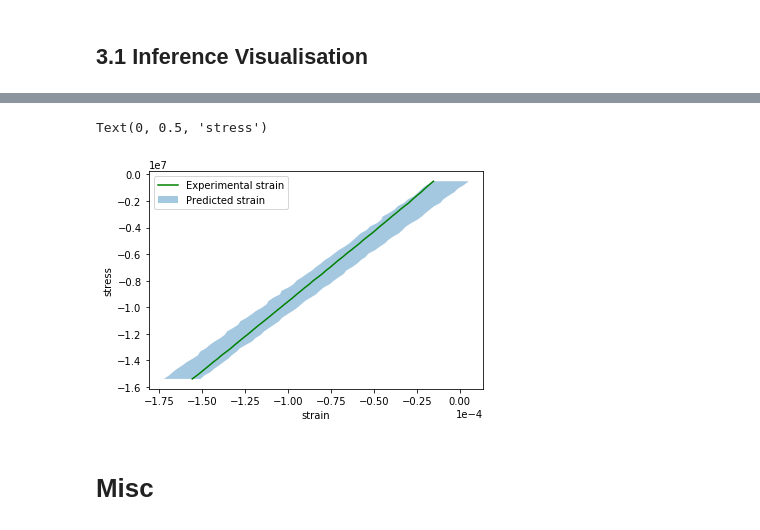
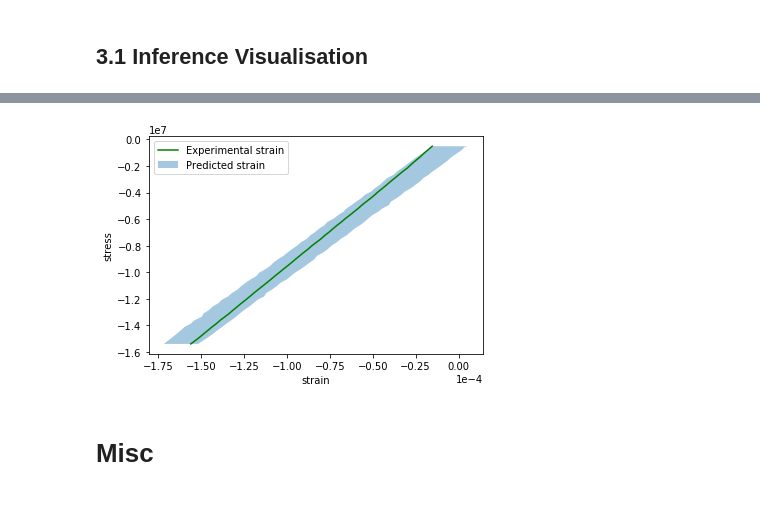
Before and after one commit to BAMresearch/bayem, a Jupyter notebook: Notebooks/Inference_Job_YoungsMod.ipynb, the cells around one changed output, grey strips where cells are left out. Drawn from its saved outputs; the diff is of its cells as text; code cells hidden in the pictures.

```diff
--- a/Notebooks/Inference_Job_YoungsMod.ipynb
+++ b/Notebooks/Inference_Job_YoungsMod.ipynb
@@ -140,4 +164,4 @@ infer.visualize_prior_posterior(posterior_para, posterior_noise)
 tmp = test['stress'].to_numpy() # AA: Can write a wrapper to read in data if they are in same order (maybe for similar experiment), can also imporrt data from different experiment of the similar specimen
 new_input_forward = {'known_inputs': tmp}
 
-til_X = infer.predict(posterior_para,posterior_noise,new_input_forward,model_discrepancy=True)
+til_Y = infer.predict(posterior_samples,new_input_forward,model_discrepancy=True)
@@ -146,18 +168,7 @@ pos=np.quantile(til_X,[0.05,0.5,0.95],axis=0)
-# %%
-#plt.plot(data['s'],pos[1,:])
-plt.ticklabel_format(style='sci', axis='x', scilimits=(0, 0))
-plt.fill_betweenx(test['stress'],pos[0,:],pos[2,:],alpha=0.4, label='Predicted strain')
-#plt.fill_between(test['stress'],pos[0,:],pos[2,:],alpha=0.8, label='Predicted strain')
-plt.plot(test['strain'],test['stress'],'g', label='Experimental strain')
-#plt.plot(pos[1,:],test['stress'],'b',alpha=0.2)
-#plt.plot(pos[0,:],test['stress'],'b',alpha=0.2,label='Prediction')
-#plt.plot(pos[2,:],test['stress'],'b',alpha=0.2)
-plt.legend()
-plt.xlabel('strain')
-plt.ylabel('stress')
-# %% [output]
-Text(0, 0.5, 'stress')
-[figure, removed]
+# %%
+infer.visualize_predictive_posterior(til_Y,test)
+# %% [output]
+[figure, added]
 # %% [markdown]
 # Misc
 # %%
```
Also changed, not shown: parts of 14 cells of this notebook, 1 other file.
